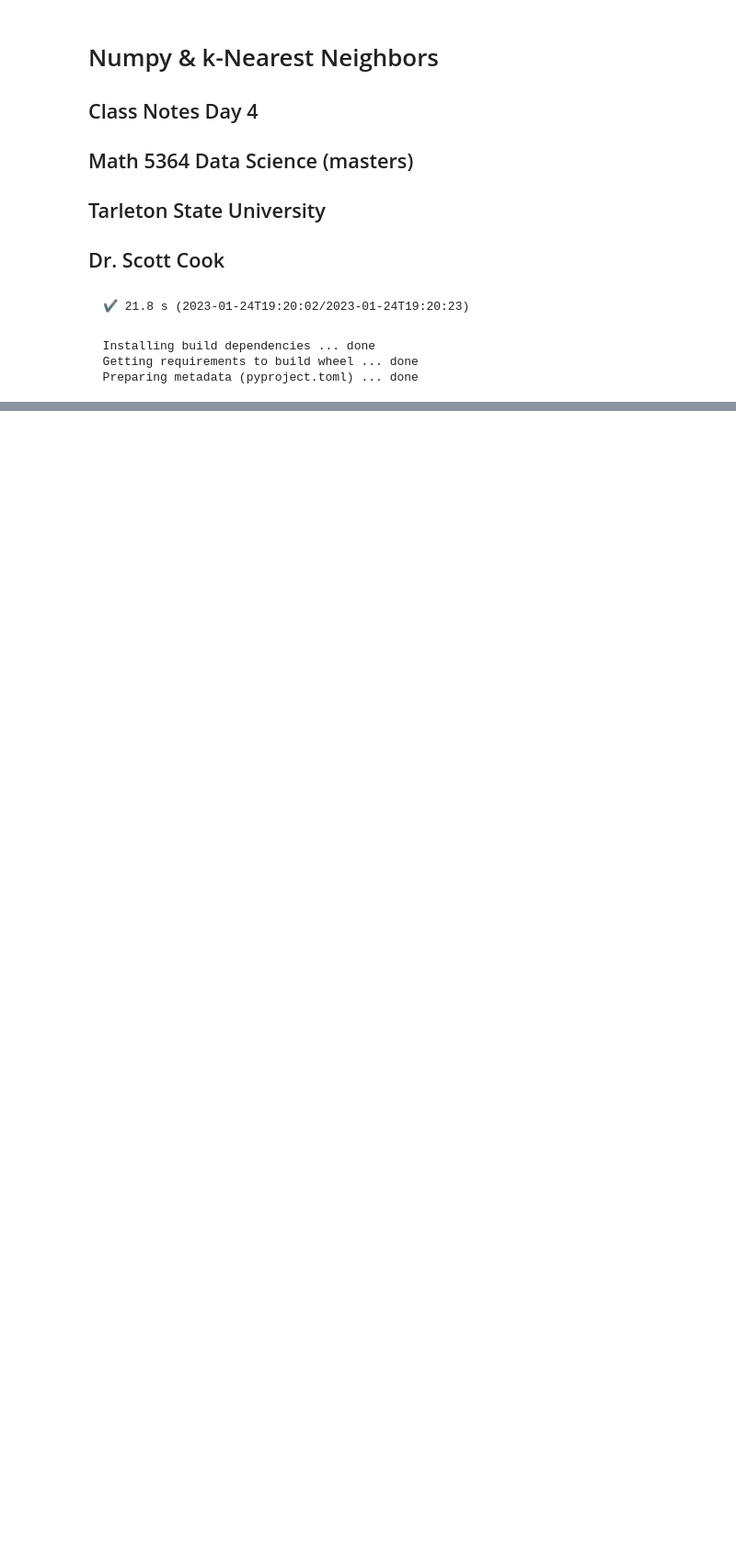
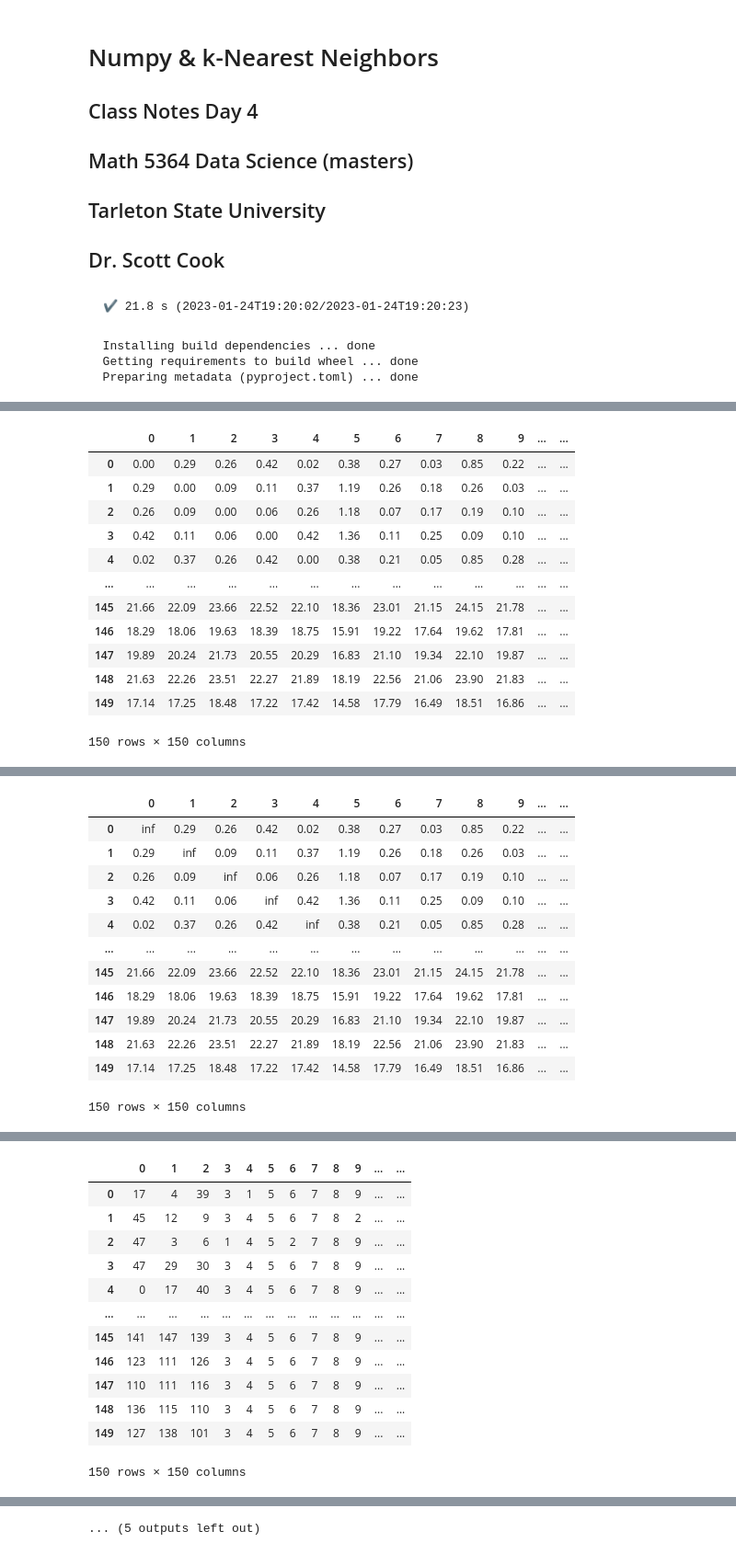
Before and after one commit to drscook/m5364_23sp_data_science1, a Jupyter notebook: materials/m5364_data-science1_notes-day4-numpy-knn-solutions.ipynb, the cells around one changed output, grey strips where cells are left out. Shown at 92% size. Saved outputs shown, nothing was run; the diff lists cells and outputs as text; code cells hidden in the pictures; blank space fills up the shorter version.

```diff
--- a/materials/m5364_data-science1_notes-day4-numpy-knn-solutions.ipynb
+++ b/materials/m5364_data-science1_notes-day4-numpy-knn-solutions.ipynb
@@ -35,8 +35,10 @@ sns.pairplot(df, hue='class')
 k = 3  # number of nearest neighbors that we survey to label each row
 
 from scipy.stats import mode
-y = df.pop('class').values
-X = df.values
+targ = 'class'
+feats = ['sepal_length', 'sepal_width', 'petal_length', 'petal_width']
+X = df[feats].values
+y = df[targ].values
 
 Y = y[np.newaxis,:]  # insert axis
 Z = X[np.newaxis,:] - X[:,np.newaxis]  # insert axes in different places to create Cartesian product
@@ -59,3 +61,4 @@ ut.pprint(L)
 
 pred = mode(L, axis=1).mode.flatten()  # find most frequent label along each row as class prediction for the row
 ut.pprint(pred == y)  # check if prediction is right
+# %% [output]
@@ -61,0 +68,13 @@ ut.pprint(pred == y)  # check if prediction is right
+|  | 0 | 1 | 2 | 3 | 4 | 5 | 6 | 7 | 8 | 9 | ... | ... |
+| 0 | 0.00 | 0.29 | 0.26 | 0.42 | 0.02 | 0.38 | 0.27 | 0.03 | 0.85 | 0.22 | ... | ... |
+| 1 | 0.29 | 0.00 | 0.09 | 0.11 | 0.37 | 1.19 | 0.26 | 0.18 | 0.26 | 0.03 | ... | ... |
+| 2 | 0.26 | 0.09 | 0.00 | 0.06 | 0.26 | 1.18 | 0.07 | 0.17 | 0.19 | 0.10 | ... | ... |
+| 3 | 0.42 | 0.11 | 0.06 | 0.00 | 0.42 | 1.36 | 0.11 | 0.25 | 0.09 | 0.10 | ... | ... |
+| 4 | 0.02 | 0.37 | 0.26 | 0.42 | 0.00 | 0.38 | 0.21 | 0.05 | 0.85 | 0.28 | ... | ... |
+| ... | ... | ... | ... | ... | ... | ... | ... | ... | ... | ... | ... | ... |
+| 145 | 21.66 | 22.09 | 23.66 | 22.52 | 22.10 | 18.36 | 23.01 | 21.15 | 24.15 | 21.78 | ... | ... |
+| 146 | 18.29 | 18.06 | 19.63 | 18.39 | 18.75 | 15.91 | 19.22 | 17.64 | 19.62 | 17.81 | ... | ... |
+| 147 | 19.89 | 20.24 | 21.73 | 20.55 | 20.29 | 16.83 | 21.10 | 19.34 | 22.10 | 19.87 | ... | ... |
+| 148 | 21.63 | 22.26 | 23.51 | 22.27 | 21.89 | 18.19 | 22.56 | 21.06 | 23.90 | 21.83 | ... | ... |
+| 149 | 17.14 | 17.25 | 18.48 | 17.22 | 17.42 | 14.58 | 17.79 | 16.49 | 18.51 | 16.86 | ... | ... |
+150 rows × 150 columns
@@ -61,0 +82,13 @@ ut.pprint(pred == y)  # check if prediction is right
+|  | 0 | 1 | 2 | 3 | 4 | 5 | 6 | 7 | 8 | 9 | ... | ... |
+| 0 | inf | 0.29 | 0.26 | 0.42 | 0.02 | 0.38 | 0.27 | 0.03 | 0.85 | 0.22 | ... | ... |
+| 1 | 0.29 | inf | 0.09 | 0.11 | 0.37 | 1.19 | 0.26 | 0.18 | 0.26 | 0.03 | ... | ... |
+| 2 | 0.26 | 0.09 | inf | 0.06 | 0.26 | 1.18 | 0.07 | 0.17 | 0.19 | 0.10 | ... | ... |
+| 3 | 0.42 | 0.11 | 0.06 | inf | 0.42 | 1.36 | 0.11 | 0.25 | 0.09 | 0.10 | ... | ... |
+| 4 | 0.02 | 0.37 | 0.26 | 0.42 | inf | 0.38 | 0.21 | 0.05 | 0.85 | 0.28 | ... | ... |
+| ... | ... | ... | ... | ... | ... | ... | ... | ... | ... | ... | ... | ... |
+| 145 | 21.66 | 22.09 | 23.66 | 22.52 | 22.10 | 18.36 | 23.01 | 21.15 | 24.15 | 21.78 | ... | ... |
+| 146 | 18.29 | 18.06 | 19.63 | 18.39 | 18.75 | 15.91 | 19.22 | 17.64 | 19.62 | 17.81 | ... | ... |
+| 147 | 19.89 | 20.24 | 21.73 | 20.55 | 20.29 | 16.83 | 21.10 | 19.34 | 22.10 | 19.87 | ... | ... |
+| 148 | 21.63 | 22.26 | 23.51 | 22.27 | 21.89 | 18.19 | 22.56 | 21.06 | 23.90 | 21.83 | ... | ... |
+| 149 | 17.14 | 17.25 | 18.48 | 17.22 | 17.42 | 14.58 | 17.79 | 16.49 | 18.51 | 16.86 | ... | ... |
+150 rows × 150 columns
@@ -61,0 +96,13 @@ ut.pprint(pred == y)  # check if prediction is right
+|  | 0 | 1 | 2 | 3 | 4 | 5 | 6 | 7 | 8 | 9 | ... | ... |
+| 0 | 17 | 4 | 39 | 3 | 1 | 5 | 6 | 7 | 8 | 9 | ... | ... |
+| 1 | 45 | 12 | 9 | 3 | 4 | 5 | 6 | 7 | 8 | 2 | ... | ... |
+| 2 | 47 | 3 | 6 | 1 | 4 | 5 | 2 | 7 | 8 | 9 | ... | ... |
+| 3 | 47 | 29 | 30 | 3 | 4 | 5 | 6 | 7 | 8 | 9 | ... | ... |
+| 4 | 0 | 17 | 40 | 3 | 4 | 5 | 6 | 7 | 8 | 9 | ... | ... |
+| ... | ... | ... | ... | ... | ... | ... | ... | ... | ... | ... | ... | ... |
+| 145 | 141 | 147 | 139 | 3 | 4 | 5 | 6 | 7 | 8 | 9 | ... | ... |
+| 146 | 123 | 111 | 126 | 3 | 4 | 5 | 6 | 7 | 8 | 9 | ... | ... |
+| 147 | 110 | 111 | 116 | 3 | 4 | 5 | 6 | 7 | 8 | 9 | ... | ... |
+| 148 | 136 | 115 | 110 | 3 | 4 | 5 | 6 | 7 | 8 | 9 | ... | ... |
+| 149 | 127 | 138 | 101 | 3 | 4 | 5 | 6 | 7 | 8 | 9 | ... | ... |
+150 rows × 150 columns
@@ -61,0 +122 @@ ut.pprint(pred == y)  # check if prediction is right
+... (5 outputs left out)
```
Also changed, not shown: parts of 3 cells of this notebook, 1 other file.
